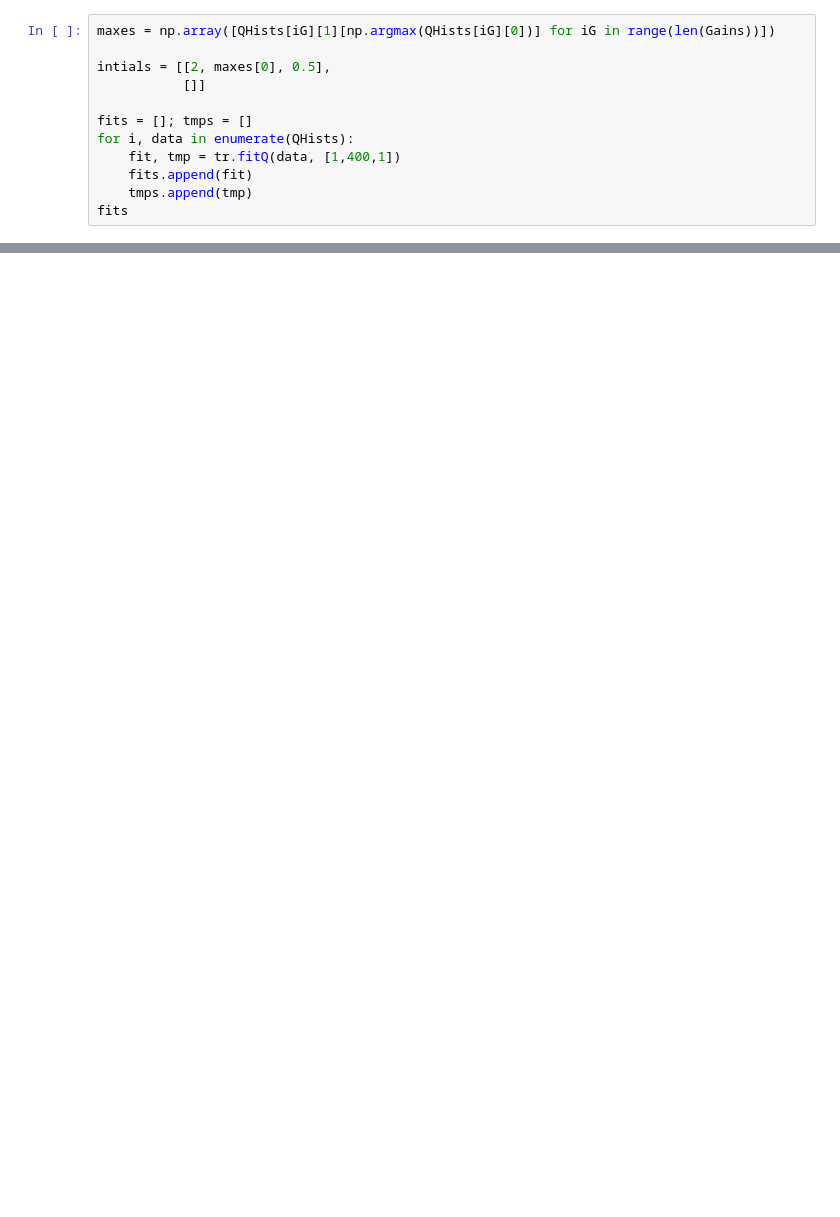
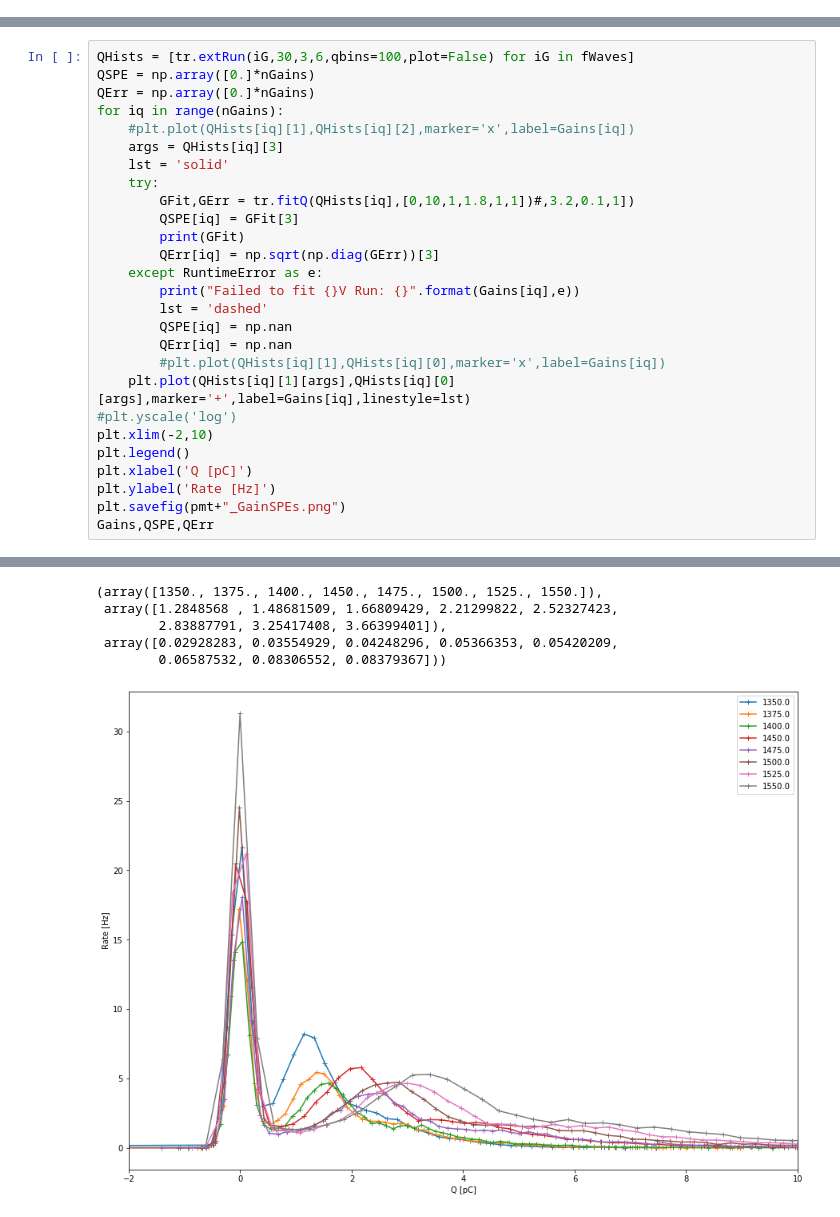
Before and after one commit to PenningLab/DDC10Ana, a Jupyter notebook: ReplacementGain.ipynb, the cells around one changed output, grey strips where cells are left out. Cells and saved outputs as stored; diff of their text form; blank space fills up the shorter version.

```diff
--- a/ReplacementGain.ipynb
+++ b/ReplacementGain.ipynb
@@ -67,12 +9,0 @@ plt.legend()
-# %%
-maxes = np.array([QHists[iG][1][np.argmax(QHists[iG][0])] for iG in range(len(Gains))])
-
-intials = [[2, maxes[0], 0.5],
-           []]
-
-fits = []; tmps = []
-for i, data in enumerate(QHists):
-    fit, tmp = tr.fitQ(data, [1,400,1])
-    fits.append(fit)
-    tmps.append(tmp)
-fits
@@ -149,0 +20,28 @@ x
+# %%
+QHists = [tr.extRun(iG,30,3,6,qbins=100,plot=False) for iG in fWaves]
+QSPE = np.array([0.]*nGains)
+QErr = np.array([0.]*nGains)
+for iq in range(nGains):
+    #plt.plot(QHists[iq][1],QHists[iq][2],marker='x',label=Gains[iq])
+    args = QHists[iq][3]
+    lst = 'solid'
+    try:
+        GFit,GErr = tr.fitQ(QHists[iq],[0,10,1,1.8,1,1])#,3.2,0.1,1])
+        QSPE[iq] = GFit[3]
+        print(GFit)
+        QErr[iq] = np.sqrt(np.diag(GErr))[3]
+    except RuntimeError as e:
+        print("Failed to fit {}V Run: {}".format(Gains[iq],e))
+        lst = 'dashed'
+        QSPE[iq] = np.nan
+        QErr[iq] = np.nan
+        #plt.plot(QHists[iq][1],QHists[iq][0],marker='x',label=Gains[iq])
+    plt.plot(QHists[iq][1][args],QHists[iq][0][args],marker='+',label=Gains[iq],linestyle=lst)
+#plt.yscale('log')
+plt.xlim(-2,10)
+plt.legend()
+plt.xlabel('Q [pC]')
+plt.ylabel('Rate [Hz]')
+plt.savefig(pmt+"_GainSPEs.png")
+Gains,QSPE,QErr
+# %% [output]
@@ -149,0 +63,6 @@ x
+(array([1350., 1375., 1400., 1450., 1475., 1500., 1525., 1550.]),
+ array([1.2848568 , 1.48681509, 1.66809429, 2.21299822, 2.52327423,
+        2.83887791, 3.25417408, 3.66399401]),
+ array([0.02928283, 0.03554929, 0.04248296, 0.05366353, 0.05420209,
+        0.06587532, 0.08306552, 0.08379367]))
+[figure, added]
```
Also changed, not shown: parts of 23 cells of this notebook, 5 other files.
